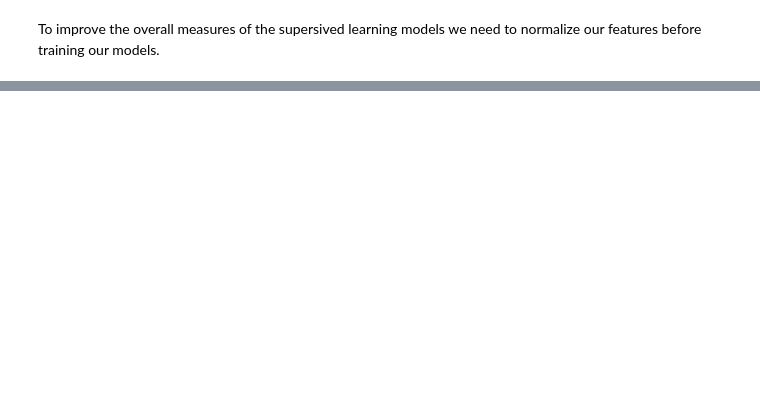
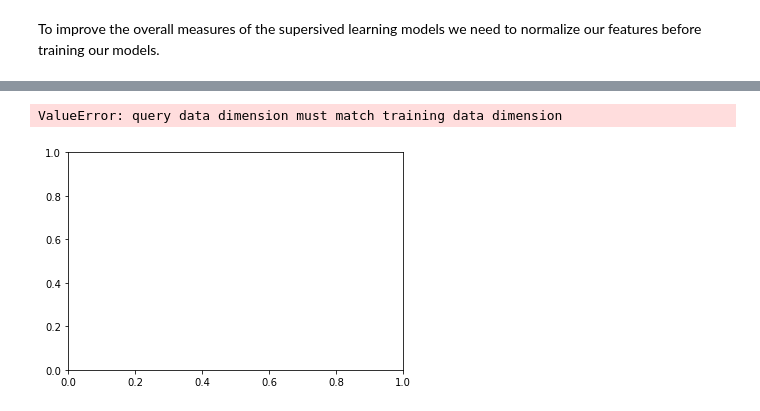
Before and after one commit to motapinto/football-classification-predications, a Jupyter notebook: src/Supervised Learning Models.ipynb, the cells around one changed output, grey strips where cells are left out. Drawn from its saved outputs; the diff is of its cells as text; code cells hidden in the pictures; blank space fills up the shorter version.

```diff
--- a/src/Supervised Learning Models.ipynb
+++ b/src/Supervised Learning Models.ipynb
@@ -798,3 +813,26 @@ F1 Score:  0.37666150805810467
+# %%
+from mlxtend.plotting import plot_decision_regions
+def knn_vizualition(X_train, y_train):
+    plot_decision_regions(X_train, y_train, clf=clf, legend=2)
+    plt.xlabel('x')
+    plt.ylabel('y')
+    plt.title('KNN')
+    plt.show
+
+from sklearn.decomposition import PCA
+pca = PCA(n_components = 2)
+x = X_train.to_numpy()
+x = pca.fit_transform(x)
+
+le = LabelEncoder()
+y = le.fit_transform(y_train)
+
+
+
+knn_vizualition(x, y)
+# %% [output]
+ValueError: query data dimension must match training data dimension
+[figure, added]
 # %%
 clf = DecisionTreeClassifier(random_state=0, criterion='entropy', splitter='random', max_depth=5)
 train_predict(clf, X_train, y_train, X_test, y_test)
```
Also changed, not shown: parts of 16 cells of this notebook.
